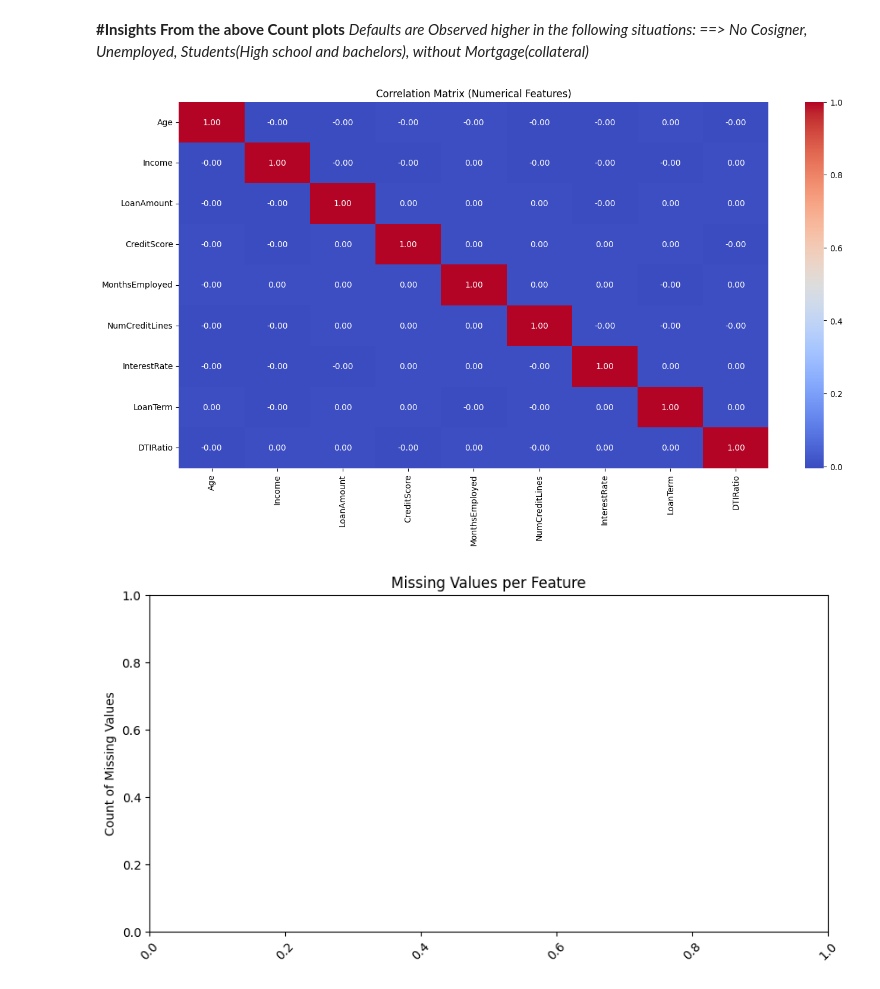
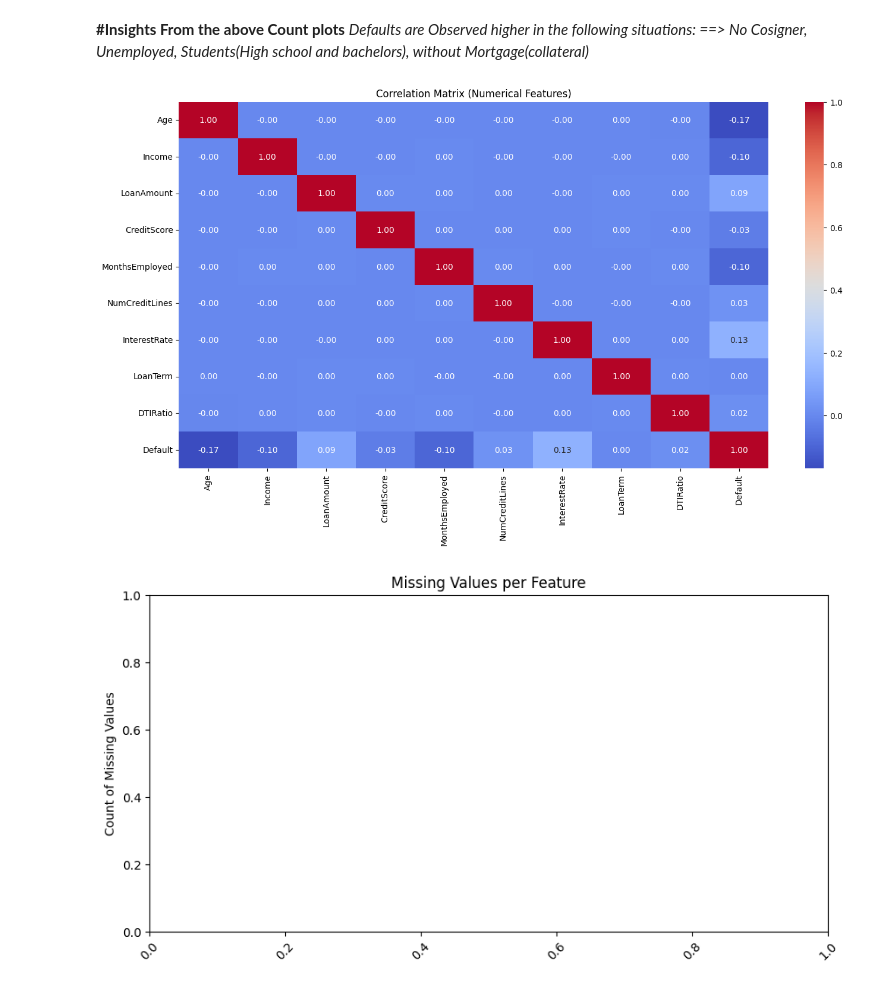
Before and after one commit to Jyothirmayee236/CreditPathAI, a Jupyter notebook: notebooks/main2.ipynb, the cells around one changed output. Drawn from its saved outputs; the diff is of its cells as text; code cells hidden in the pictures.

```diff
--- a/notebooks/main2.ipynb
+++ b/notebooks/main2.ipynb
@@ -265,14 +259,14 @@ for col in categorical_cols:
 **#Insights From the above Count plots**
 *Defaults are Observed higher in the following situations: ==> No Cosigner, Unemployed, Students(High school and bachelors), without Mortgage(collateral)*
 # %%
+numerical_cols.append('Default')
 corr_matrix = df[numerical_cols].corr()
-
 plt.figure(figsize=(16, 8))
 sns.heatmap(corr_matrix, annot=True, cmap='coolwarm', fmt=".2f")
 plt.title("Correlation Matrix (Numerical Features)")
 plt.show()
 # %% [output]
-[figure, old version]
+[figure, new version]
 # %%
 missing = df.isnull().sum()
 missing = missing[missing > 0].sort_values(ascending=False)
```
Also changed, not shown: parts of 21 cells of this notebook.
